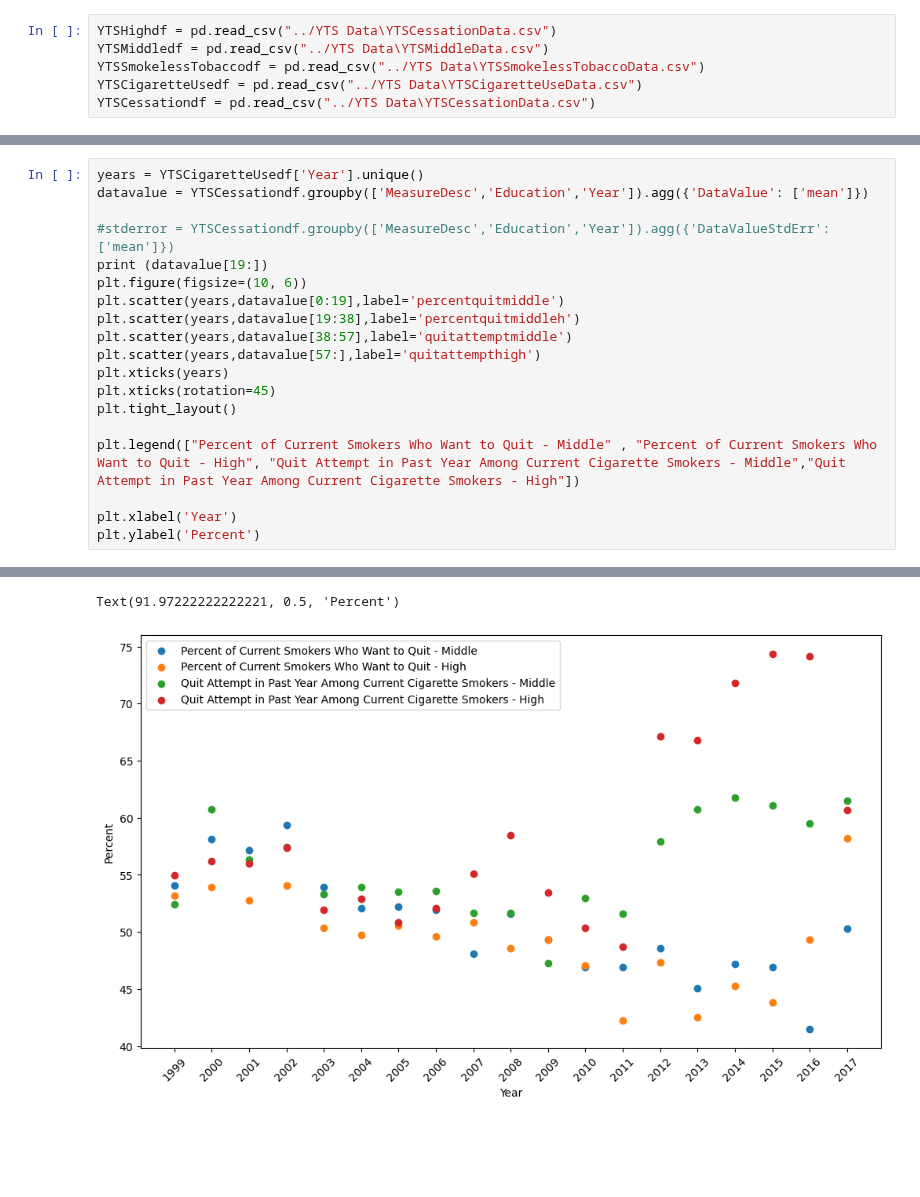
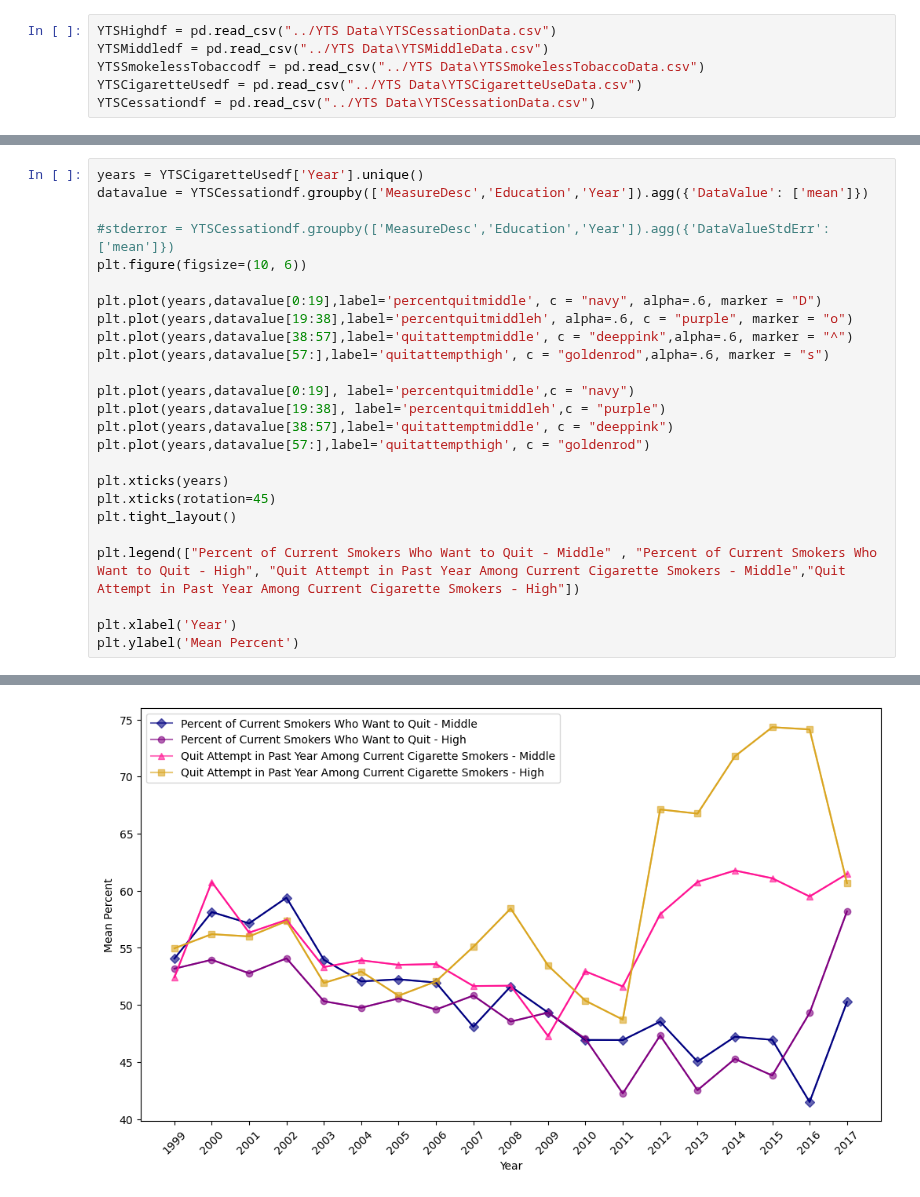
Before and after one commit to kh-bh/IntroToDSFinalProject, a Jupyter notebook: YTS Scripts/CSDS133 - Cessation Plots.ipynb, the cells around one changed output, grey strips where cells are left out. Drawn from its saved outputs; the diff is of its cells as text; blank space fills up the shorter version.

Commit message:
Cessastion Plots

```diff
--- a/YTS Scripts/CSDS133 - Cessation Plots.ipynb
+++ b/YTS Scripts/CSDS133 - Cessation Plots.ipynb
@@ -54,12 +37,18 @@ years = YTSCigaretteUsedf['Year'].unique()
 datavalue = YTSCessationdf.groupby(['MeasureDesc','Education','Year']).agg({'DataValue': ['mean']})
 
 #stderror = YTSCessationdf.groupby(['MeasureDesc','Education','Year']).agg({'DataValueStdErr': ['mean']})
-print (datavalue[19:])
 plt.figure(figsize=(10, 6))
-plt.scatter(years,datavalue[0:19],label='percentquitmiddle')
-plt.scatter(years,datavalue[19:38],label='percentquitmiddleh')
-plt.scatter(years,datavalue[38:57],label='quitattemptmiddle')
-plt.scatter(years,datavalue[57:],label='quitattempthigh')
+
+plt.plot(years,datavalue[0:19],label='percentquitmiddle', c = "navy", alpha=.6, marker = "D")
+plt.plot(years,datavalue[19:38],label='percentquitmiddleh', alpha=.6, c = "purple", marker = "o")
+plt.plot(years,datavalue[38:57],label='quitattemptmiddle', c = "deeppink",alpha=.6, marker = "^")
+plt.plot(years,datavalue[57:],label='quitattempthigh', c = "goldenrod",alpha=.6, marker = "s")
+
+plt.plot(years,datavalue[0:19], label='percentquitmiddle',c = "navy")
+plt.plot(years,datavalue[19:38], label='percentquitmiddleh',c = "purple")
+plt.plot(years,datavalue[38:57],label='quitattemptmiddle', c = "deeppink")
+plt.plot(years,datavalue[57:],label='quitattempthigh', c = "goldenrod")
+
 plt.xticks(years)
 plt.xticks(rotation=45)
 plt.tight_layout()
@@ -67,5 +56,5 @@ plt.tight_layout()
 plt.legend(["Percent of Current Smokers Who Want to Quit - Middle" , "Percent of Current Smokers Who Want to Quit - High", "Quit Attempt in Past Year Among Current Cigarette Smokers - Middle","Quit Attempt in Past Year Among Current Cigarette Smokers - High"])
 
 plt.xlabel('Year')
-plt.ylabel('Percent')
+plt.ylabel('Mean Percent')
 # %% [output]
@@ -89,2 +62 @@ Percent of Current Smokers Who Want to Quit        Middle School 1999  53.175000
-Text(91.97222222222221, 0.5, 'Percent')
-[figure, old version]
+[figure, new version]
```
Also changed, not shown: parts of 2 cells of this notebook.
